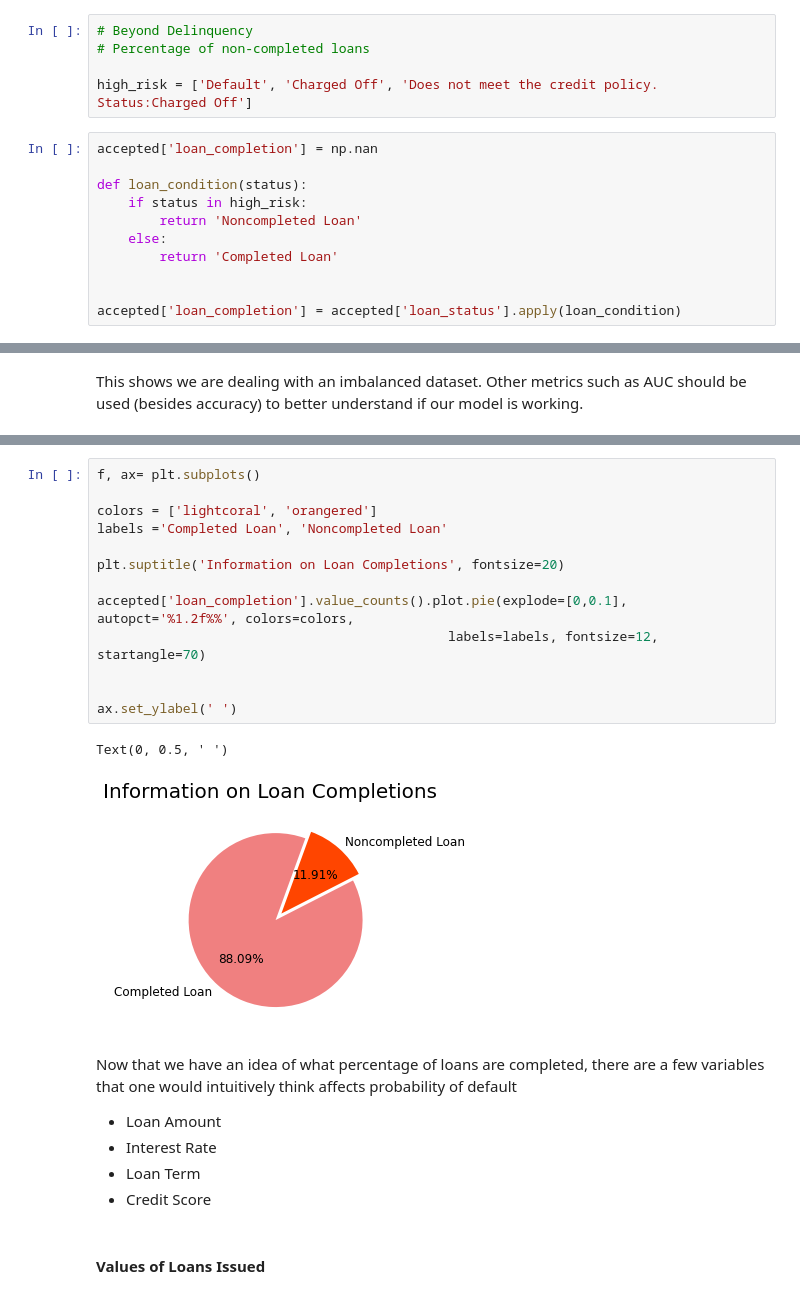
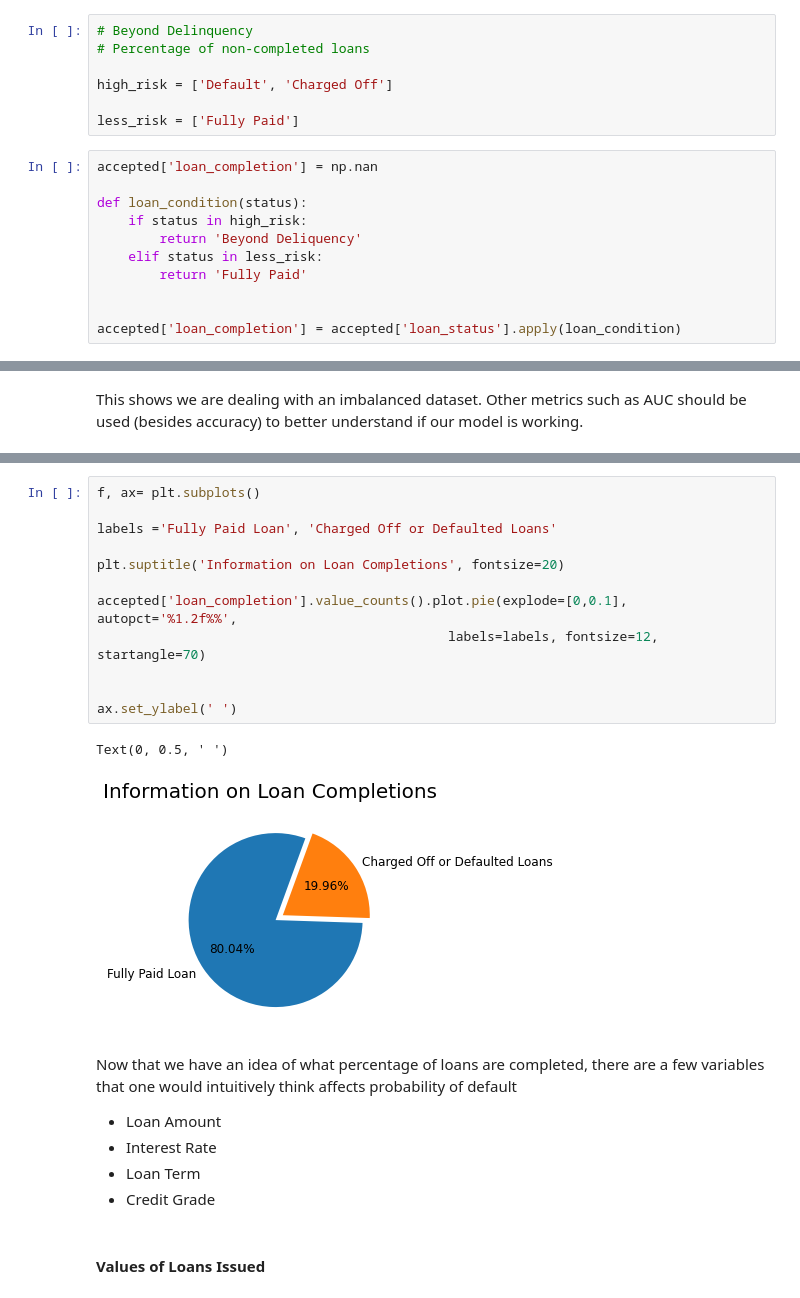
Before and after one commit to touyang219/LC_Capstone, a Jupyter notebook: Capstone.ipynb, the cells around one changed output, grey strips where cells are left out. Drawn from its saved outputs; the diff is of its cells as text.

```diff
--- a/Capstone.ipynb
+++ b/Capstone.ipynb
@@ -144,15 +144,17 @@ loan_status.sort_values(by=["ratio"], ascending=False)
 # Beyond Delinquency
 # Percentage of non-completed loans
 
-high_risk = ['Default', 'Charged Off', 'Does not meet the credit policy. Status:Charged Off']
+high_risk = ['Default', 'Charged Off']
+
+less_risk = ['Fully Paid']
 # %%
 accepted['loan_completion'] = np.nan
 
 def loan_condition(status):
     if status in high_risk:
-        return 'Noncompleted Loan'
-    else:
-        return 'Completed Loan'
+        return 'Beyond Deliquency'
+    elif status in less_risk:
+        return 'Fully Paid'
 
 
 accepted['loan_completion'] = accepted['loan_status'].apply(loan_condition)
@@ -186,25 +203,24 @@ accepted['year'] = accepted['year'].astype(int, errors='ignore')
 # %%
 f, ax= plt.subplots()
 
-colors = ['lightcoral', 'orangered']
-labels ='Completed Loan', 'Noncompleted Loan'
+labels ='Fully Paid Loan', 'Charged Off or Defaulted Loans'
 
 plt.suptitle('Information on Loan Completions', fontsize=20)
 
-accepted['loan_completion'].value_counts().plot.pie(explode=[0,0.1], autopct='%1.2f%%', colors=colors,
+accepted['loan_completion'].value_counts().plot.pie(explode=[0,0.1], autopct='%1.2f%%',
                                              labels=labels, fontsize=12, startangle=70)
 
 
 ax.set_ylabel(' ')
 # %% [output]
 Text(0, 0.5, ' ')
-[figure, old version]
+[figure, new version]
 # %% [markdown]
 Now that we have an idea of what percentage of loans are completed, there are a few variables that one would intuitively think affects probability of default
 - Loan Amount
 - Interest Rate
 - Loan Term
-- Credit Score
+- Credit Grade
 # %% [markdown]
 #### Values of Loans Issued
 # %%
```
Also changed, not shown: parts of 11 cells of this notebook.
